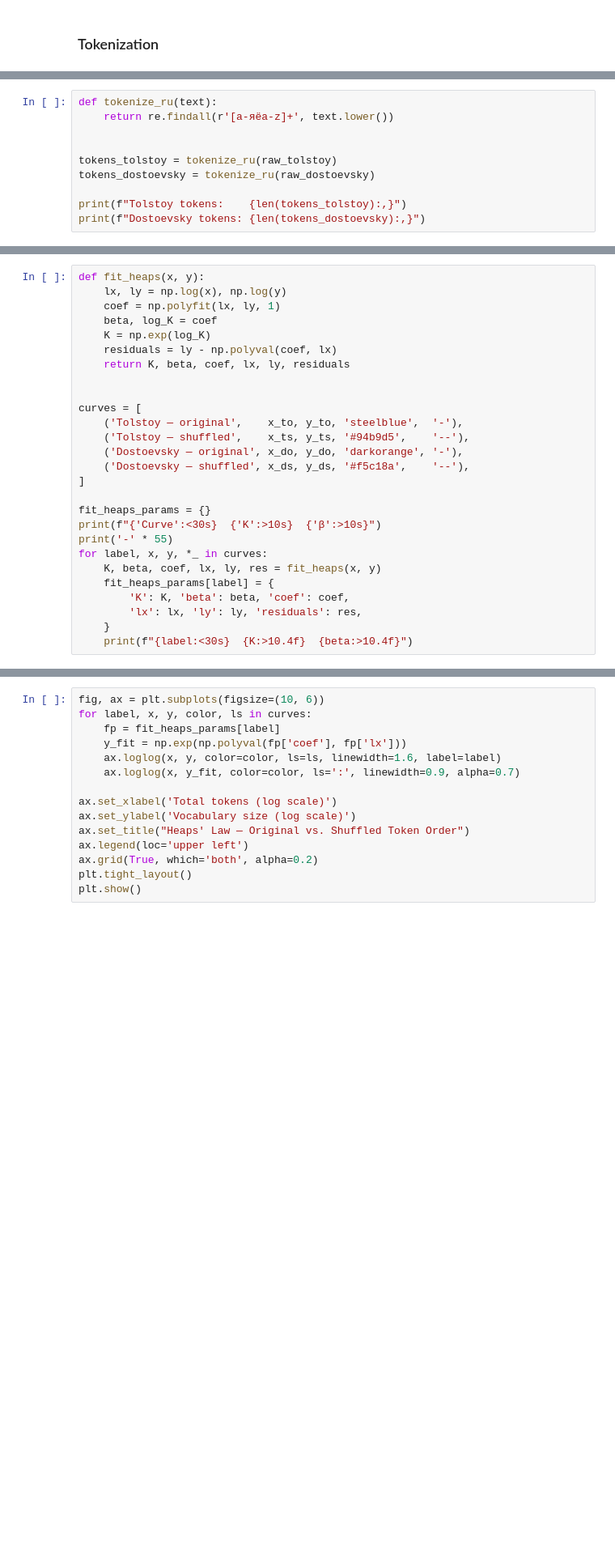
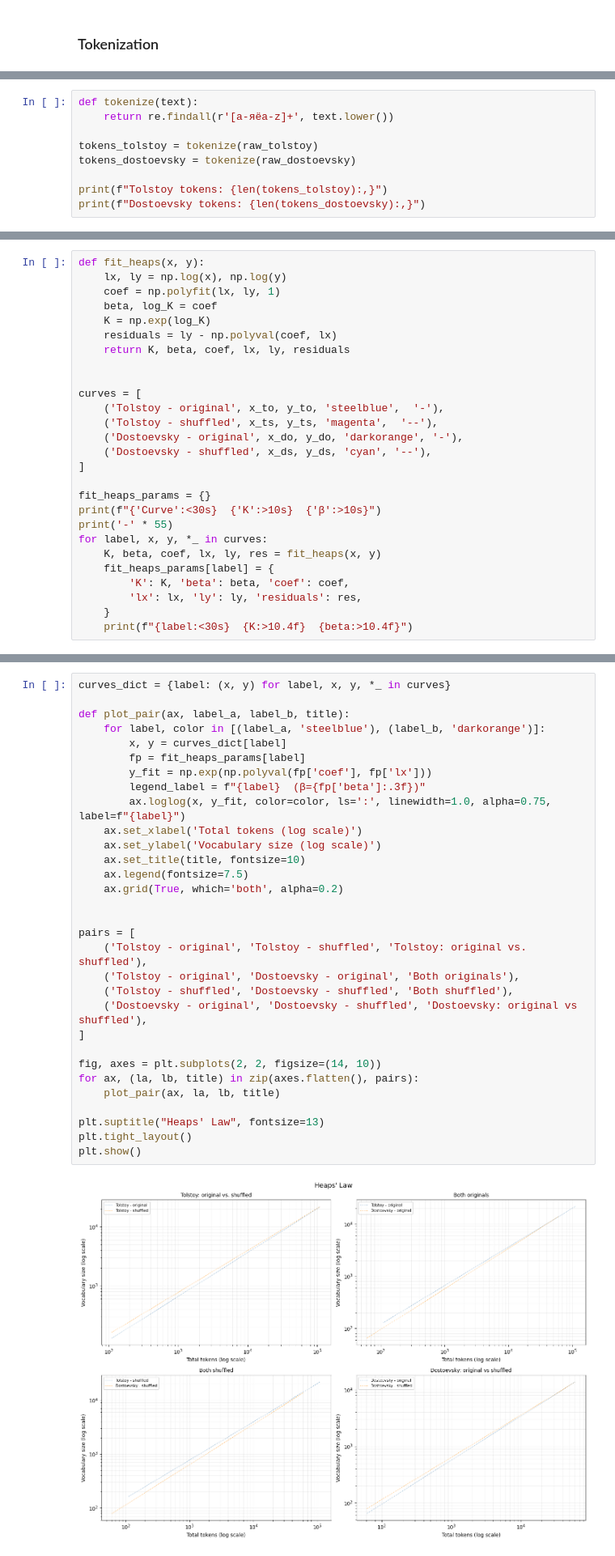
Before and after one commit to kom-mutant/ysda_information_retrieval_s26, a Jupyter notebook: src/hw1_collection_analysis/task_a_vocabulary_analysis.ipynb, the cells around one changed output, grey strips where cells are left out. Shown: that part at 81% size. Drawn from its saved outputs; the diff is of its cells as text; blank space fills up the shorter version.

```diff
--- a/src/hw1_collection_analysis/task_a_vocabulary_analysis.ipynb
+++ b/src/hw1_collection_analysis/task_a_vocabulary_analysis.ipynb
@@ -73,10 +57,9 @@ Apply the regex pattern `[а-яёa-z]+` to the lowercased text. This extracts Cy
 # %%
-def tokenize_ru(text):
+def tokenize(text):
     return re.findall(r'[а-яёa-z]+', text.lower())
 
+tokens_tolstoy = tokenize(raw_tolstoy)
+tokens_dostoevsky = tokenize(raw_dostoevsky)
 
-tokens_tolstoy = tokenize_ru(raw_tolstoy)
-tokens_dostoevsky = tokenize_ru(raw_dostoevsky)
-
-print(f"Tolstoy tokens:    {len(tokens_tolstoy):,}")
+print(f"Tolstoy tokens: {len(tokens_tolstoy):,}")
 print(f"Dostoevsky tokens: {len(tokens_dostoevsky):,}")
@@ -128,10 +126,10 @@ def fit_heaps(x, y):
 
 
 curves = [
-    ('Tolstoy — original',    x_to, y_to, 'steelblue',  '-'),
-    ('Tolstoy — shuffled',    x_ts, y_ts, '#94b9d5',    '--'),
-    ('Dostoevsky — original', x_do, y_do, 'darkorange', '-'),
-    ('Dostoevsky — shuffled', x_ds, y_ds, '#f5c18a',    '--'),
+    ('Tolstoy - original', x_to, y_to, 'steelblue',  '-'),
+    ('Tolstoy - shuffled', x_ts, y_ts, 'magenta',  '--'),
+    ('Dostoevsky - original', x_do, y_do, 'darkorange', '-'),
+    ('Dostoevsky - shuffled', x_ds, y_ds, 'cyan', '--'),
 ]
 
 fit_heaps_params = {}
@@ -149,15 +152,33 @@ Plot all four curves with their fitted power-law lines (dotted).
 # %%
-fig, ax = plt.subplots(figsize=(10, 6))
-for label, x, y, color, ls in curves:
-    fp = fit_heaps_params[label]
-    y_fit = np.exp(np.polyval(fp['coef'], fp['lx']))
-    ax.loglog(x, y, color=color, ls=ls, linewidth=1.6, label=label)
-    ax.loglog(x, y_fit, color=color, ls=':', linewidth=0.9, alpha=0.7)
+curves_dict = {label: (x, y) for label, x, y, *_ in curves}
 
-ax.set_xlabel('Total tokens (log scale)')
-ax.set_ylabel('Vocabulary size (log scale)')
-ax.set_title("Heaps' Law — Original vs. Shuffled Token Order")
-ax.legend(loc='upper left')
-ax.grid(True, which='both', alpha=0.2)
+def plot_pair(ax, label_a, label_b, title):
+    for label, color in [(label_a, 'steelblue'), (label_b, 'darkorange')]:
+        x, y = curves_dict[label]
+        fp = fit_heaps_params[label]
+        y_fit = np.exp(np.polyval(fp['coef'], fp['lx']))
+        legend_label = f"{label}  (β={fp['beta']:.3f})"
+        ax.loglog(x, y_fit, color=color, ls=':', linewidth=1.0, alpha=0.75, label=f"{label}")
+    ax.set_xlabel('Total tokens (log scale)')
+    ax.set_ylabel('Vocabulary size (log scale)')
+    ax.set_title(title, fontsize=10)
+    ax.legend(fontsize=7.5)
+    ax.grid(True, which='both', alpha=0.2)
+
+
+pairs = [
+    ('Tolstoy - original', 'Tolstoy - shuffled', 'Tolstoy: original vs. shuffled'),
+    ('Tolstoy - original', 'Dostoevsky - original', 'Both originals'),
+    ('Tolstoy - shuffled', 'Dostoevsky - shuffled', 'Both shuffled'),
+    ('Dostoevsky - original', 'Dostoevsky - shuffled', 'Dostoevsky: original vs shuffled'),
+]
+
+fig, axes = plt.subplots(2, 2, figsize=(14, 10))
+for ax, (la, lb, title) in zip(axes.flatten(), pairs):
+    plot_pair(ax, la, lb, title)
+
+plt.suptitle("Heaps' Law", fontsize=13)
 plt.tight_layout()
 plt.show()
+# %% [output]
+[figure, added]
```
Also changed, not shown: parts of 55 cells of this notebook, 7 other files.
